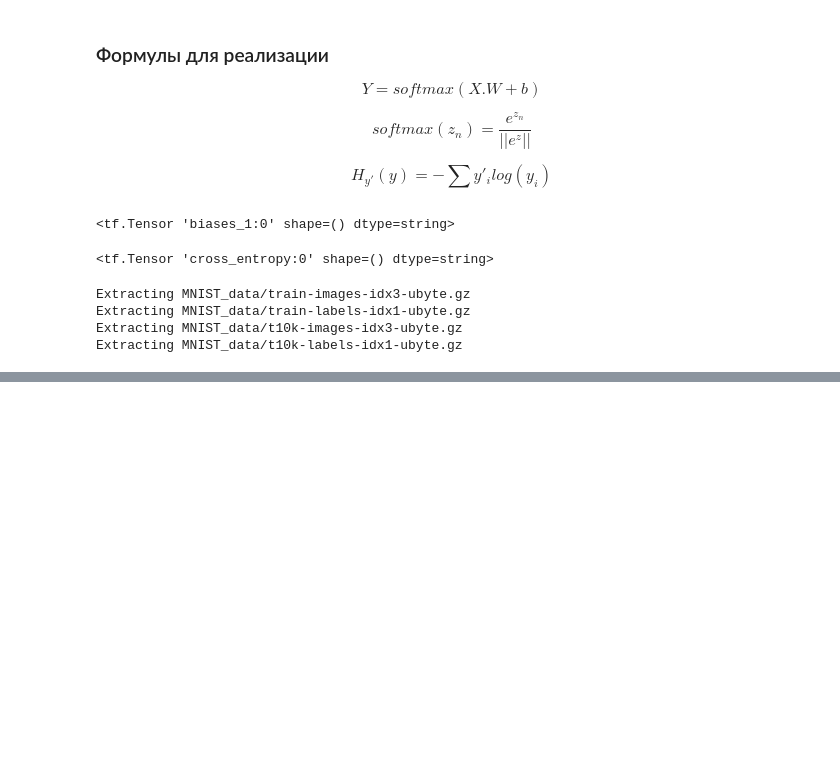
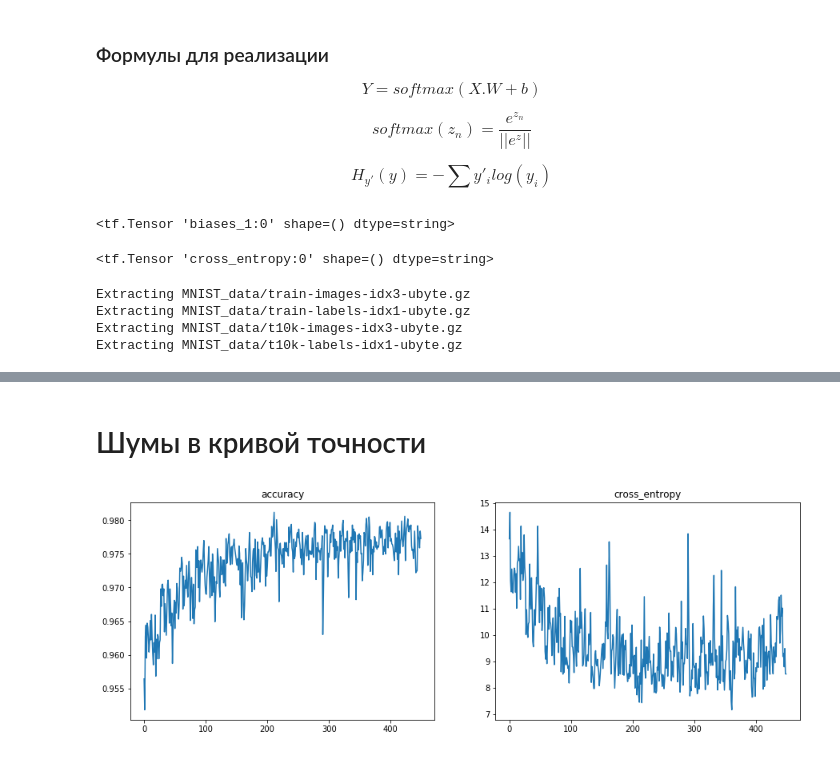
Before and after one commit to mlomsk/ML_MNIST_Workshop_2017-09-28, a Jupyter notebook: main.ipynb, the cells around one changed output, grey strips where cells are left out. Saved outputs shown, nothing was run; the diff lists cells and outputs as text; code cells hidden in the pictures; blank space fills up the shorter version.

```diff
--- a/main.ipynb
+++ b/main.ipynb
@@ -304,0 +485,2 @@ Test: 0.9162999987602234, 2978.724853515625
+# %%
+a, c = train_deep(X, Y, Ylogits, Y_, 5000)
@@ -304,0 +505,6 @@ Test: 0.9162999987602234, 2978.724853515625
+# %% [markdown]
+# Шумы в кривой точности
+# %%
+draw(a[50:], c[50:])
+# %% [output]
+[figure, added]
```
Also changed, not shown: parts of 41 cells of this notebook, 26 other files.
